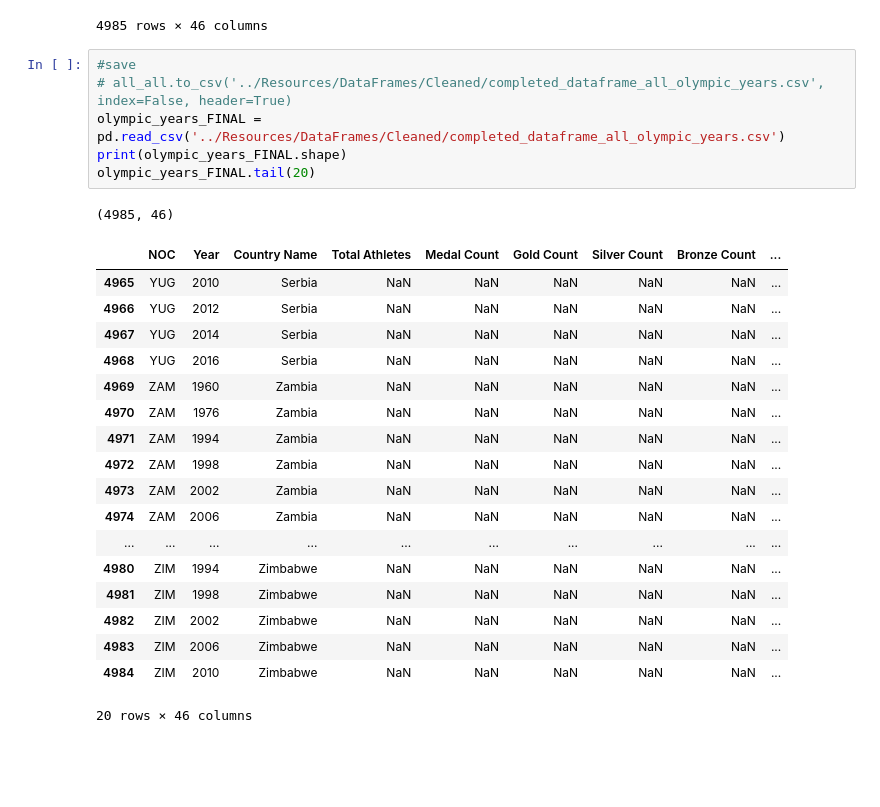
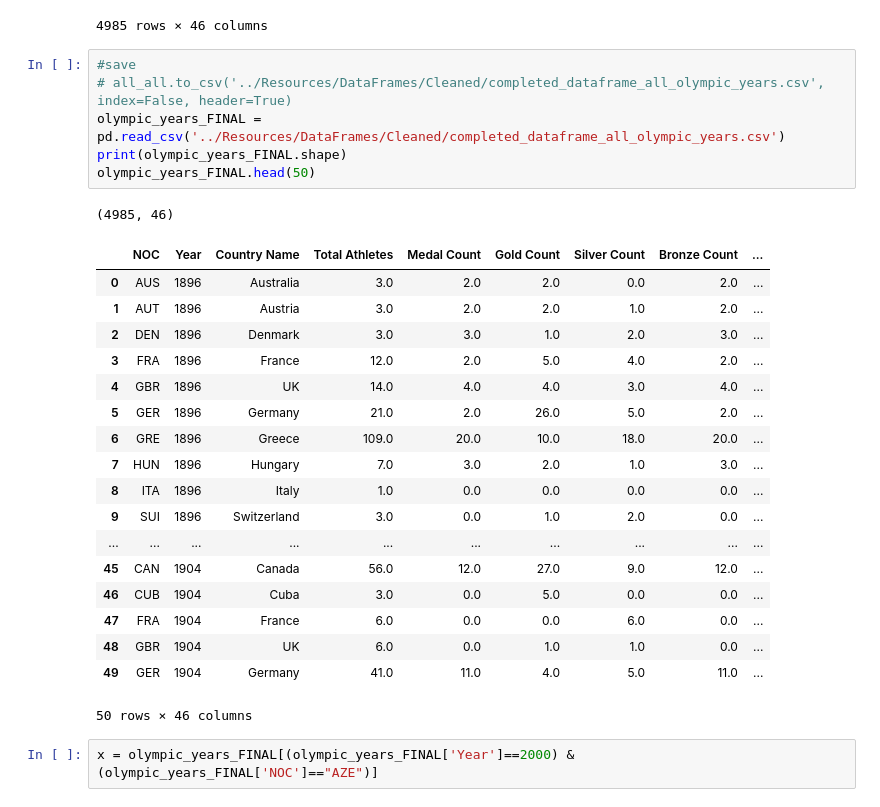
Before and after one commit to Alvin-Son/Project_Olympian, a Jupyter notebook: Dylan/Merging_round_2.ipynb, the cells around one changed output. Cells and saved outputs as stored; diff of their text form; blank space fills up the shorter version.

```diff
--- a/Dylan/Merging_round_2.ipynb
+++ b/Dylan/Merging_round_2.ipynb
@@ -1003,26 +1003,28 @@ all_all
 # %%
 #save
 # all_all.to_csv('../Resources/DataFrames/Cleaned/completed_dataframe_all_olympic_years.csv', index=False, header=True)
 olympic_years_FINAL = pd.read_csv('../Resources/DataFrames/Cleaned/completed_dataframe_all_olympic_years.csv')
 print(olympic_years_FINAL.shape)
-olympic_years_FINAL.tail(20)
+olympic_years_FINAL.head(50)
 # %% [output]
 (4985, 46)
 |  | NOC | Year | Country Name | Total Athletes | Medal Count | Gold Count | Silver Count | Bronze Count | ... |
-| 4965 | YUG | 2010 | Serbia | NaN | NaN | NaN | NaN | NaN | ... |
-| 4966 | YUG | 2012 | Serbia | NaN | NaN | NaN | NaN | NaN | ... |
-| 4967 | YUG | 2014 | Serbia | NaN | NaN | NaN | NaN | NaN | ... |
-| 4968 | YUG | 2016 | Serbia | NaN | NaN | NaN | NaN | NaN | ... |
-| 4969 | ZAM | 1960 | Zambia | NaN | NaN | NaN | NaN | NaN | ... |
-| 4970 | ZAM | 1976 | Zambia | NaN | NaN | NaN | NaN | NaN | ... |
-| 4971 | ZAM | 1994 | Zambia | NaN | NaN | NaN | NaN | NaN | ... |
-| 4972 | ZAM | 1998 | Zambia | NaN | NaN | NaN | NaN | NaN | ... |
-| 4973 | ZAM | 2002 | Zambia | NaN | NaN | NaN | NaN | NaN | ... |
-| 4974 | ZAM | 2006 | Zambia | NaN | NaN | NaN | NaN | NaN | ... |
+| 0 | AUS | 1896 | Australia | 3.0 | 2.0 | 2.0 | 0.0 | 2.0 | ... |
+| 1 | AUT | 1896 | Austria | 3.0 | 2.0 | 2.0 | 1.0 | 2.0 | ... |
+| 2 | DEN | 1896 | Denmark | 3.0 | 3.0 | 1.0 | 2.0 | 3.0 | ... |
+| 3 | FRA | 1896 | France | 12.0 | 2.0 | 5.0 | 4.0 | 2.0 | ... |
+| 4 | GBR | 1896 | UK | 14.0 | 4.0 | 4.0 | 3.0 | 4.0 | ... |
+| 5 | GER | 1896 | Germany | 21.0 | 2.0 | 26.0 | 5.0 | 2.0 | ... |
+| 6 | GRE | 1896 | Greece | 109.0 | 20.0 | 10.0 | 18.0 | 20.0 | ... |
+| 7 | HUN | 1896 | Hungary | 7.0 | 3.0 | 2.0 | 1.0 | 3.0 | ... |
+| 8 | ITA | 1896 | Italy | 1.0 | 0.0 | 0.0 | 0.0 | 0.0 | ... |
+| 9 | SUI | 1896 | Switzerland | 3.0 | 0.0 | 1.0 | 2.0 | 0.0 | ... |
 | ... | ... | ... | ... | ... | ... | ... | ... | ... | ... |
-| 4980 | ZIM | 1994 | Zimbabwe | NaN | NaN | NaN | NaN | NaN | ... |
-| 4981 | ZIM | 1998 | Zimbabwe | NaN | NaN | NaN | NaN | NaN | ... |
-| 4982 | ZIM | 2002 | Zimbabwe | NaN | NaN | NaN | NaN | NaN | ... |
-| 4983 | ZIM | 2006 | Zimbabwe | NaN | NaN | NaN | NaN | NaN | ... |
-| 4984 | ZIM | 2010 | Zimbabwe | NaN | NaN | NaN | NaN | NaN | ... |
+| 45 | CAN | 1904 | Canada | 56.0 | 12.0 | 27.0 | 9.0 | 12.0 | ... |
+| 46 | CUB | 1904 | Cuba | 3.0 | 0.0 | 5.0 | 0.0 | 0.0 | ... |
+| 47 | FRA | 1904 | France | 6.0 | 0.0 | 0.0 | 6.0 | 0.0 | ... |
+| 48 | GBR | 1904 | UK | 6.0 | 0.0 | 1.0 | 1.0 | 0.0 | ... |
+| 49 | GER | 1904 | Germany | 41.0 | 11.0 | 4.0 | 5.0 | 11.0 | ... |
-20 rows × 46 columns
+50 rows × 46 columns
+# %%
+x = olympic_years_FINAL[(olympic_years_FINAL['Year']==2000) & (olympic_years_FINAL['NOC']=="AZE")]
```
Also changed, not shown: parts of 2 cells of this notebook, 11 other files.
